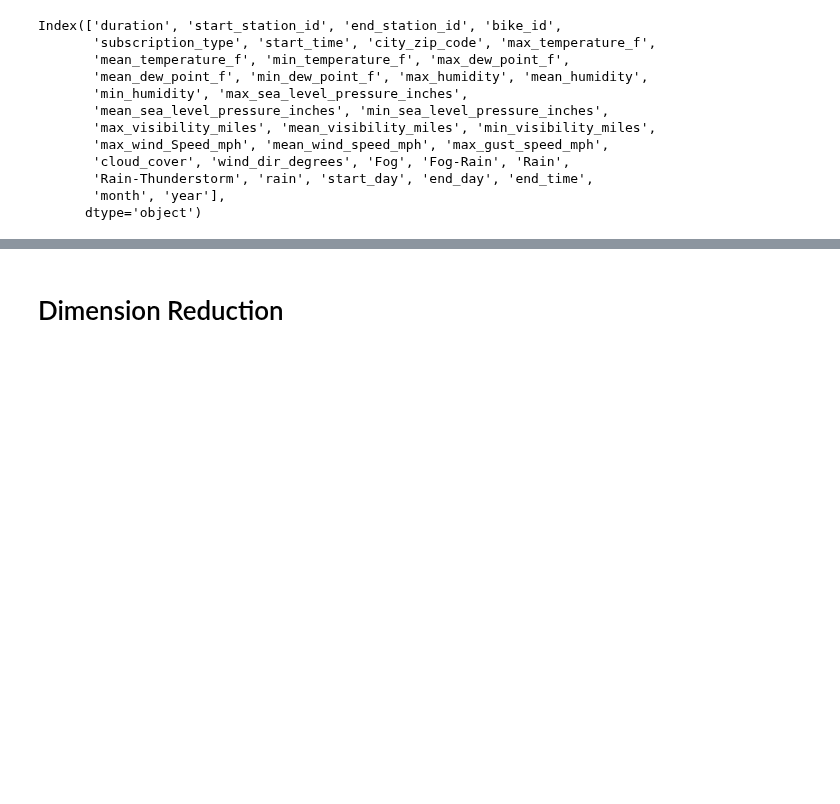
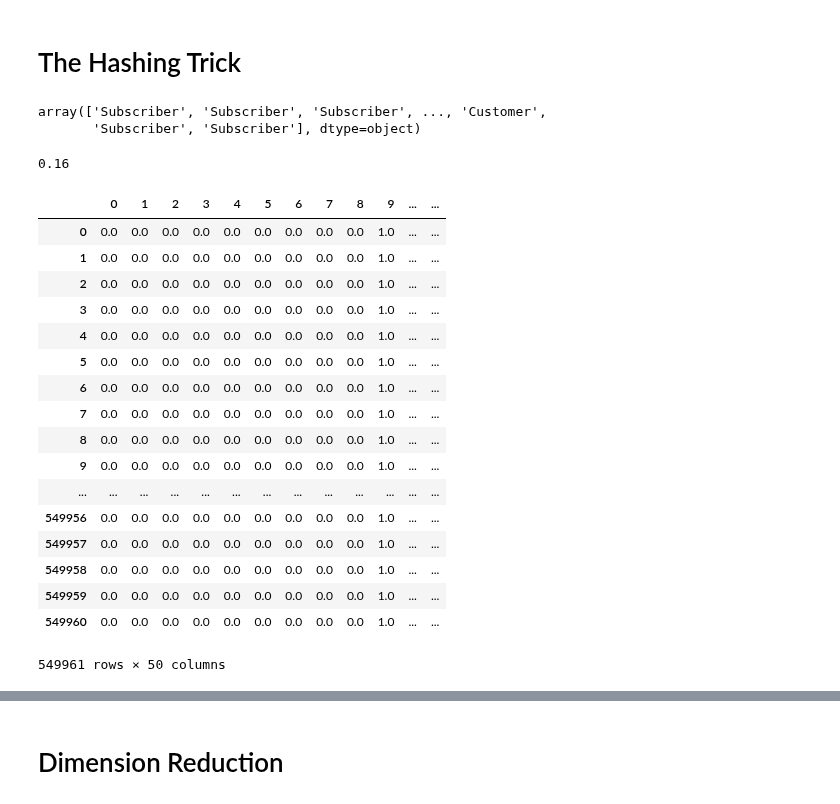
Before and after one commit to Azowyl/TP-Datos, a Jupyter notebook: Pre-procesamiento.ipynb, the cells around one changed output, grey strips where cells are left out. Drawn from its saved outputs; the diff is of its cells as text; code cells hidden in the pictures; blank space fills up the shorter version.

Commit message:
Hashing Trick

```diff
--- a/Pre-procesamiento.ipynb
+++ b/Pre-procesamiento.ipynb
@@ -52,0 +122,3 @@ Index(['id', 'duration', 'date', 'start_station_name', 'start_station_id',
+# %%
+data.drop(labels=['id','start_station_name','end_station_name','precipitation_inches','date','end_date','zip_code','bike_id'], axis=1, inplace=True)
+data.columns
@@ -53,3 +159,38 @@ Index(['id', 'duration', 'date', 'start_station_name', 'start_station_id',
+# %% [markdown]
+# The Hashing Trick
+# %%
+data.subscription_type.values
+# %% [output]
+array(['Subscriber', 'Subscriber', 'Subscriber', ..., 'Customer',
+       'Subscriber', 'Subscriber'], dtype=object)
+# %%
+h = FeatureHasher(n_features=50, input_type='string')
+f = h.transform([data.subscription_type, data.start_station_id])
+# %%
+f.nnz/ (f.shape[0] * f.shape[1])
+# %% [output]
+0.16
+# %%
+pd.DataFrame(f.todense())
+# %% [output]
+|  | 0 | 1 | 2 | 3 | 4 | 5 | 6 | 7 | 8 | 9 | ... | ... |
+| 0 | 0.0 | 0.0 | 0.0 | 0.0 | 0.0 | 0.0 | 0.0 | 0.0 | 0.0 | 1.0 | ... | ... |
+| 1 | 0.0 | 0.0 | 0.0 | 0.0 | 0.0 | 0.0 | 0.0 | 0.0 | 0.0 | 1.0 | ... | ... |
+| 2 | 0.0 | 0.0 | 0.0 | 0.0 | 0.0 | 0.0 | 0.0 | 0.0 | 0.0 | 1.0 | ... | ... |
+| 3 | 0.0 | 0.0 | 0.0 | 0.0 | 0.0 | 0.0 | 0.0 | 0.0 | 0.0 | 1.0 | ... | ... |
+| 4 | 0.0 | 0.0 | 0.0 | 0.0 | 0.0 | 0.0 | 0.0 | 0.0 | 0.0 | 1.0 | ... | ... |
+| 5 | 0.0 | 0.0 | 0.0 | 0.0 | 0.0 | 0.0 | 0.0 | 0.0 | 0.0 | 1.0 | ... | ... |
+| 6 | 0.0 | 0.0 | 0.0 | 0.0 | 0.0 | 0.0 | 0.0 | 0.0 | 0.0 | 1.0 | ... | ... |
+| 7 | 0.0 | 0.0 | 0.0 | 0.0 | 0.0 | 0.0 | 0.0 | 0.0 | 0.0 | 1.0 | ... | ... |
+| 8 | 0.0 | 0.0 | 0.0 | 0.0 | 0.0 | 0.0 | 0.0 | 0.0 | 0.0 | 1.0 | ... | ... |
+| 9 | 0.0 | 0.0 | 0.0 | 0.0 | 0.0 | 0.0 | 0.0 | 0.0 | 0.0 | 1.0 | ... | ... |
+| ... | ... | ... | ... | ... | ... | ... | ... | ... | ... | ... | ... | ... |
+| 549956 | 0.0 | 0.0 | 0.0 | 0.0 | 0.0 | 0.0 | 0.0 | 0.0 | 0.0 | 1.0 | ... | ... |
+| 549957 | 0.0 | 0.0 | 0.0 | 0.0 | 0.0 | 0.0 | 0.0 | 0.0 | 0.0 | 1.0 | ... | ... |
+| 549958 | 0.0 | 0.0 | 0.0 | 0.0 | 0.0 | 0.0 | 0.0 | 0.0 | 0.0 | 1.0 | ... | ... |
+| 549959 | 0.0 | 0.0 | 0.0 | 0.0 | 0.0 | 0.0 | 0.0 | 0.0 | 0.0 | 1.0 | ... | ... |
+| 549960 | 0.0 | 0.0 | 0.0 | 0.0 | 0.0 | 0.0 | 0.0 | 0.0 | 0.0 | 1.0 | ... | ... |
+549961 rows × 50 columns
 # %%
 # suscriber = 1
 # customer = 0
@@ -67,18 +202,2 @@ data['year'] = data['date'].dt.year
-# %%
-data.drop(labels=['id','start_station_name','end_station_name','precipitation_inches','date','end_date','zip_code'], axis=1, inplace=True)
-data.columns
-# %% [output]
-Index(['duration', 'start_station_id', 'end_station_id', 'bike_id',
-       'subscription_type', 'start_time', 'city_zip_code', 'max_temperature_f',
-       'mean_temperature_f', 'min_temperature_f', 'max_dew_point_f',
-       'mean_dew_point_f', 'min_dew_point_f', 'max_humidity', 'mean_humidity',
-       'min_humidity', 'max_sea_level_pressure_inches',
-       'mean_sea_level_pressure_inches', 'min_sea_level_pressure_inches',
-       'max_visibility_miles', 'mean_visibility_miles', 'min_visibility_miles',
-       'max_wind_Speed_mph', 'mean_wind_speed_mph', 'max_gust_speed_mph',
-       'cloud_cover', 'wind_dir_degrees', 'Fog', 'Fog-Rain', 'Rain',
-       'Rain-Thunderstorm', 'rain', 'start_day', 'end_day', 'end_time',
-       'month', 'year'],
-      dtype='object')
 # %%
 data.dtypes
```
Also changed, not shown: parts of 17 cells of this notebook.
